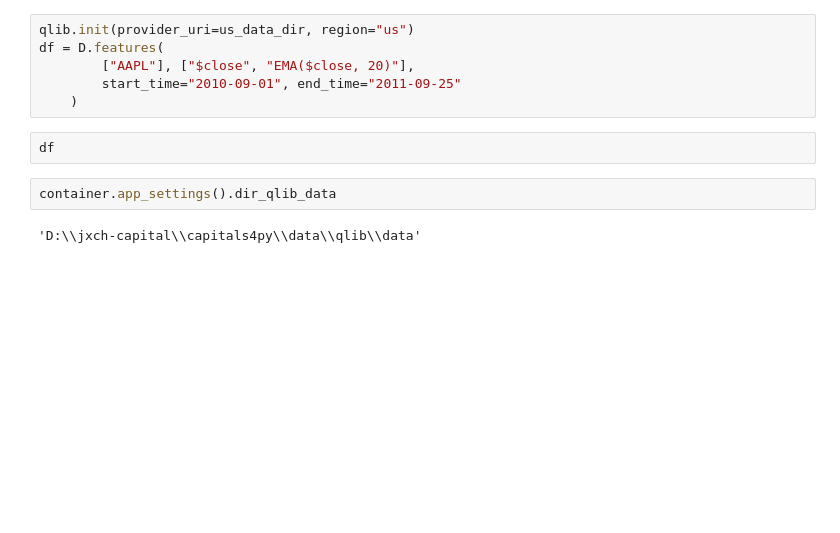
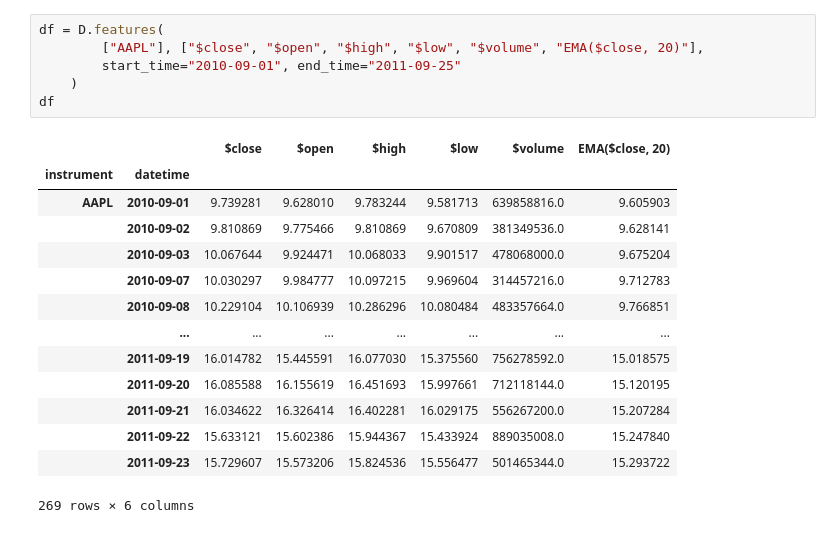
Before and after one commit to jxch-capital/capitals4py, a Jupyter notebook: notebooks/test_qlib.ipynb, the cells around one changed output. Cells and saved outputs as stored; diff of their text form; blank space fills up the shorter version.

```diff
--- a/notebooks/test_qlib.ipynb
+++ b/notebooks/test_qlib.ipynb
@@ -9,12 +14,21 @@ us_data_dir = Path(container.app_settings().dir_qlib_data) / 'us'
 # %%
-qlib.init(provider_uri=us_data_dir, region="us")
 df = D.features(
-        ["AAPL"], ["$close", "EMA($close, 20)"],
+        ["AAPL"], ["$close", "$open", "$high", "$low", "$volume", "EMA($close, 20)"],
         start_time="2010-09-01", end_time="2011-09-25"
     )
+df
+# %% [output]
+|  |  | $close | $open | $high | $low | $volume | EMA($close, 20) |
+| instrument | datetime |  |  |  |  |  |  |
+| AAPL | 2010-09-01 | 9.739281 | 9.628010 | 9.783244 | 9.581713 | 639858816.0 | 9.605903 |
+|  | 2010-09-02 | 9.810869 | 9.775466 | 9.810869 | 9.670809 | 381349536.0 | 9.628141 |
+|  | 2010-09-03 | 10.067644 | 9.924471 | 10.068033 | 9.901517 | 478068000.0 | 9.675204 |
+|  | 2010-09-07 | 10.030297 | 9.984777 | 10.097215 | 9.969604 | 314457216.0 | 9.712783 |
+|  | 2010-09-08 | 10.229104 | 10.106939 | 10.286296 | 10.080484 | 483357664.0 | 9.766851 |
+|  | ... | ... | ... | ... | ... | ... | ... |
+|  | 2011-09-19 | 16.014782 | 15.445591 | 16.077030 | 15.375560 | 756278592.0 | 15.018575 |
+|  | 2011-09-20 | 16.085588 | 16.155619 | 16.451693 | 15.997661 | 712118144.0 | 15.120195 |
+|  | 2011-09-21 | 16.034622 | 16.326414 | 16.402281 | 16.029175 | 556267200.0 | 15.207284 |
+|  | 2011-09-22 | 15.633121 | 15.602386 | 15.944367 | 15.433924 | 889035008.0 | 15.247840 |
+|  | 2011-09-23 | 15.729607 | 15.573206 | 15.824536 | 15.556477 | 501465344.0 | 15.293722 |
+269 rows × 6 columns
-# %%
-df
-# %%
-container.app_settings().dir_qlib_data
-# %% [output]
-'D:\\jxch-capital\\capitals4py\\data\\qlib\\data'
```
Also changed, not shown: parts of 4 cells of this notebook, 27 other files.
